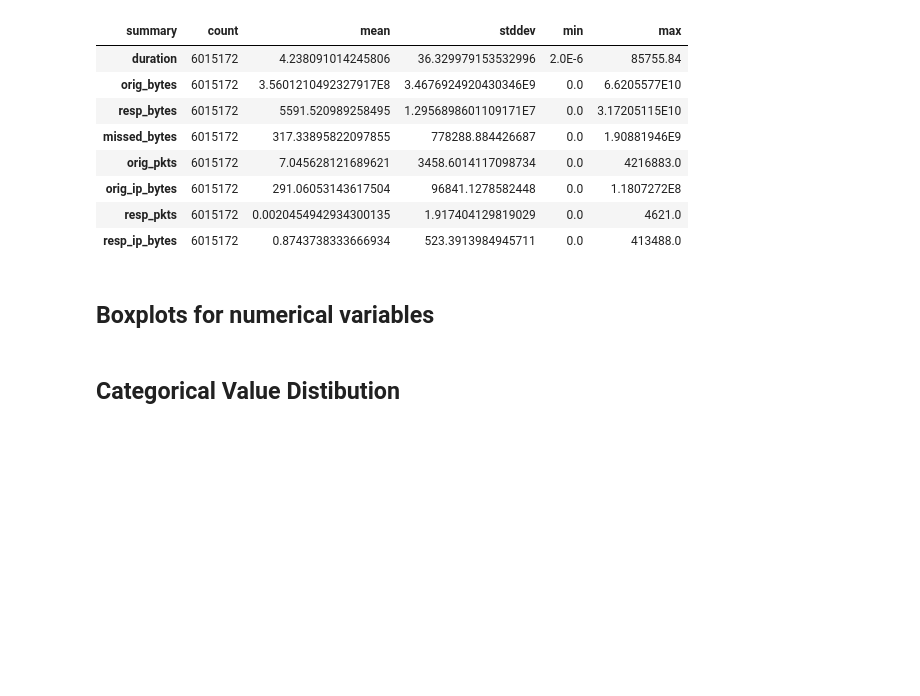
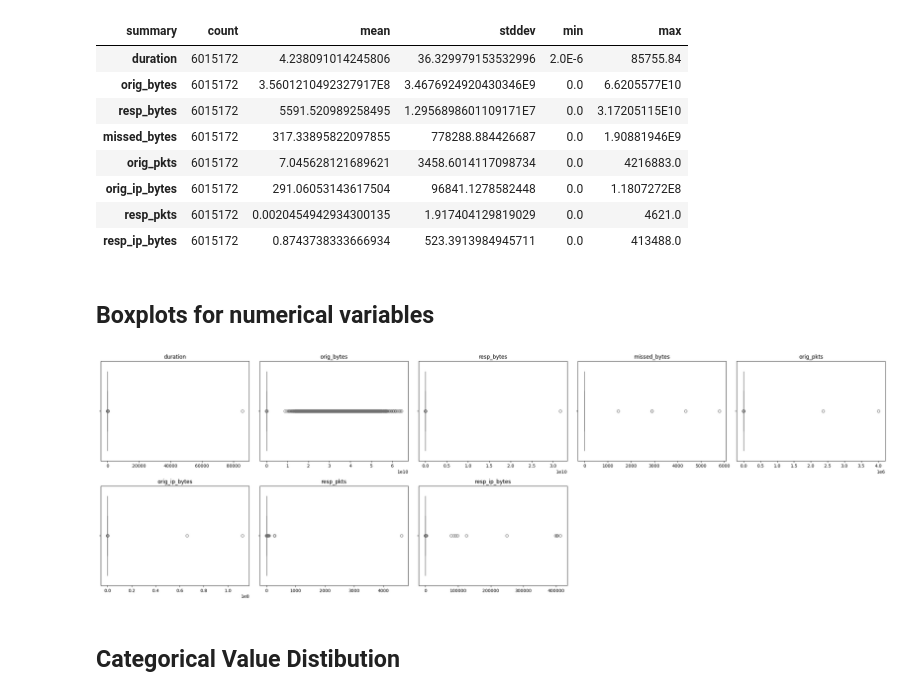
Before and after one commit to jesgiveup/maleware-detection-ml-model, a Jupyter notebook: V_2_BT4221_Group_Project.ipynb, the cells around one changed output. Cells and saved outputs as stored; diff of their text form; code cells hidden in the pictures; blank space fills up the shorter version.

```diff
--- a/V_2_BT4221_Group_Project.ipynb
+++ b/V_2_BT4221_Group_Project.ipynb
@@ -342,3 +301,51 @@ plt.show()
+# %%
+import seaborn as sns
+import matplotlib.pyplot as plt
+
+# Use your actual numeric variables (but check for existence)
+all_numeric_cols = [
+    "duration", "orig_bytes", "resp_bytes",
+    "missed_bytes", "orig_pkts", "orig_ip_bytes", "resp_pkts", "resp_ip_bytes"
+]
+
+# Filter only columns that exist in df
+numeric_cols = [col_name for col_name in all_numeric_cols if col_name in df.columns]
+
+# Optional: handle nulls before collecting (replace with 0 or drop rows)
+from pyspark.sql.functions import when, isnan
+
+for col_name in numeric_cols:
+    df = df.withColumn(col_name, when(
+        (col(col_name).isNull()) | (isnan(col(col_name))), 0
+    ).otherwise(col(col_name)))
+
+# Sample to avoid memory issues (optional)
+df_sample = df.select(numeric_cols).sample(False, 0.5, seed=42)
+
+# Convert to pandas for plotting
+df_pandas = df_sample.toPandas()
+
+# Plot boxplots
+num_cols = 5
+num_vars = len(numeric_cols)
+num_rows = (num_vars + num_cols - 1) // num_cols
+
+fig, axes = plt.subplots(num_rows, num_cols, figsize=(5 * num_cols, 4 * num_rows))
+axes = axes.flatten()
+
+for i, col_name in enumerate(numeric_cols):
+    sns.boxplot(x=df_pandas[col_name], ax=axes[i], color='skyblue')
+    axes[i].set_title(col_name)
+    axes[i].set_xlabel("")  # cleaner look
+
+# Remove empty plots
+for i in range(num_vars, len(axes)):
+    fig.delaxes(axes[i])
+
+plt.tight_layout()
+plt.show()
+# %% [output]
+[figure, added]
 # %% [markdown]
 ## Categorical Value Distibution
 # %%
```
Also changed, not shown: parts of 22 cells of this notebook, 1 other file.
